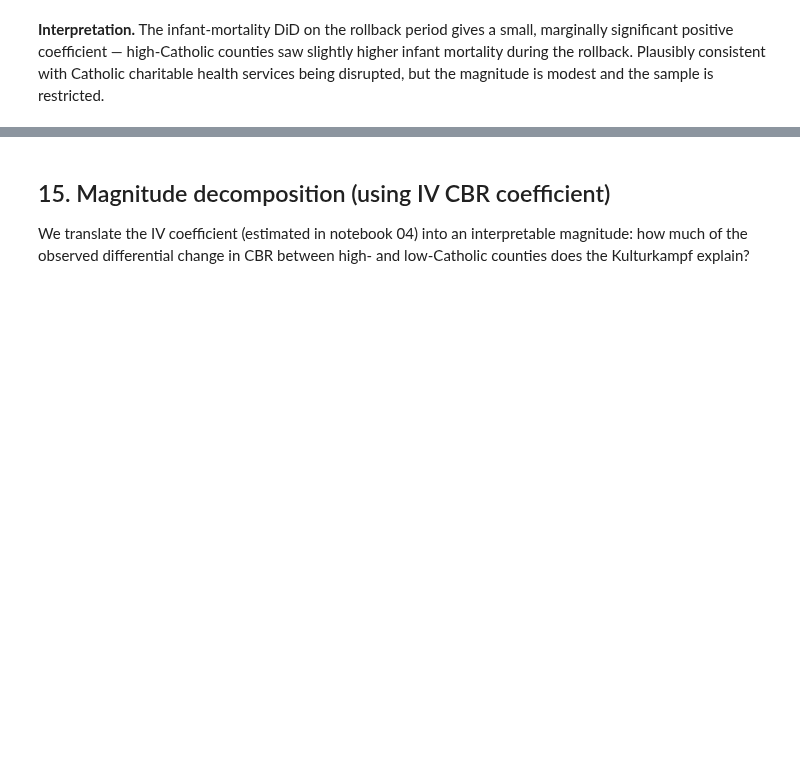
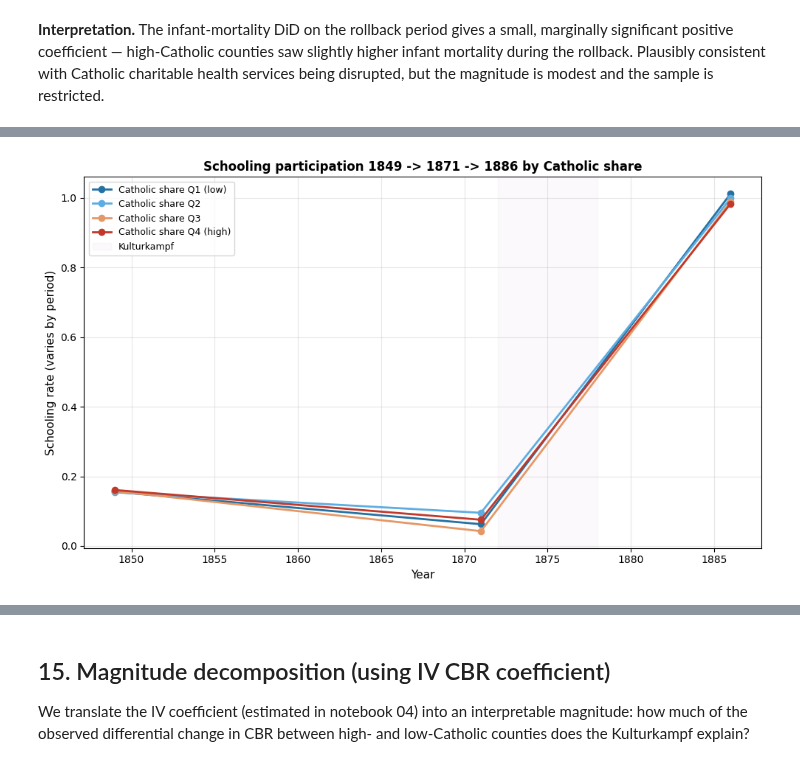
Before and after one commit to AntonEbsen/Demography, a Jupyter notebook: exam_project2/notebooks/03_extensions_and_mechanisms.ipynb, the cells around one changed output, grey strips where cells are left out. Saved outputs shown, nothing was run; the diff lists cells and outputs as text; code cells hidden in the pictures; blank space fills up the shorter version.

```diff
--- a/exam_project2/notebooks/03_extensions_and_mechanisms.ipynb
+++ b/exam_project2/notebooks/03_extensions_and_mechanisms.ipynb
@@ -779,0 +808,8 @@ plt.show()
+# %%
+from src.analysis.channels import schooling_channel
+
+sch = schooling_channel(panel)
+sch['fig'].savefig(OUTPUTS / 'fig11c_schooling_channel.png', dpi=300, bbox_inches='tight')
+plt.show()
+# %% [output]
+[figure, added]
```
Also changed, not shown: parts of 12 cells of this notebook, 18 other files.
